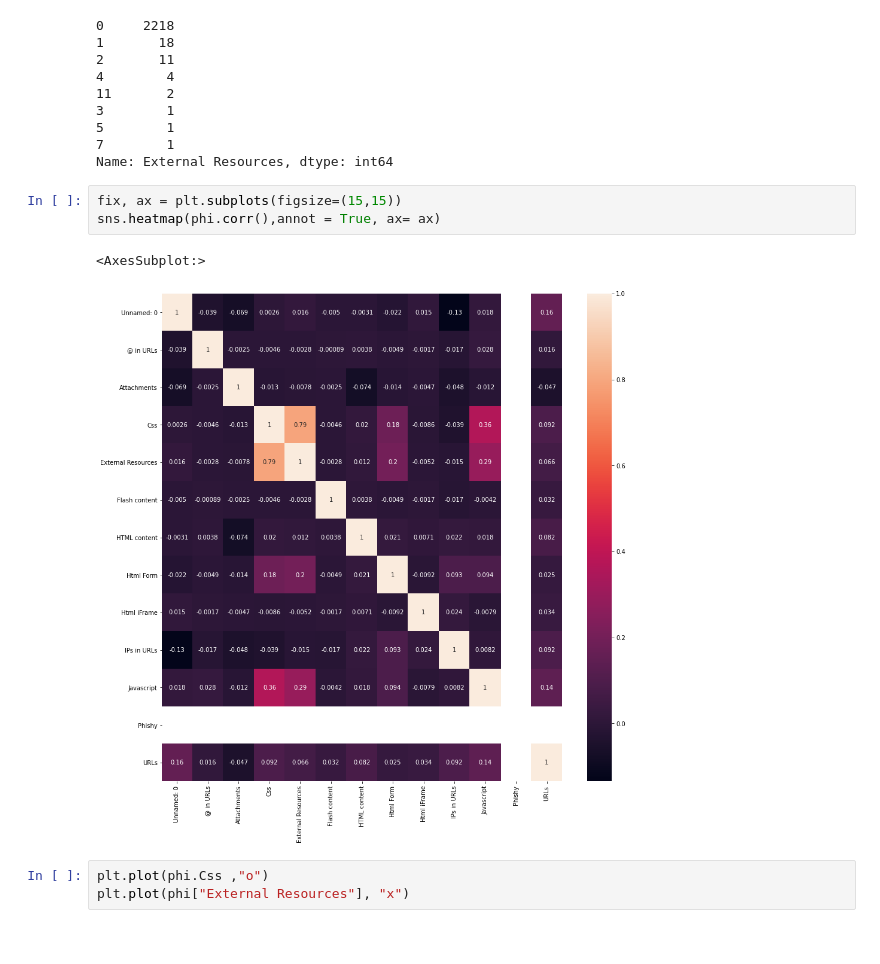
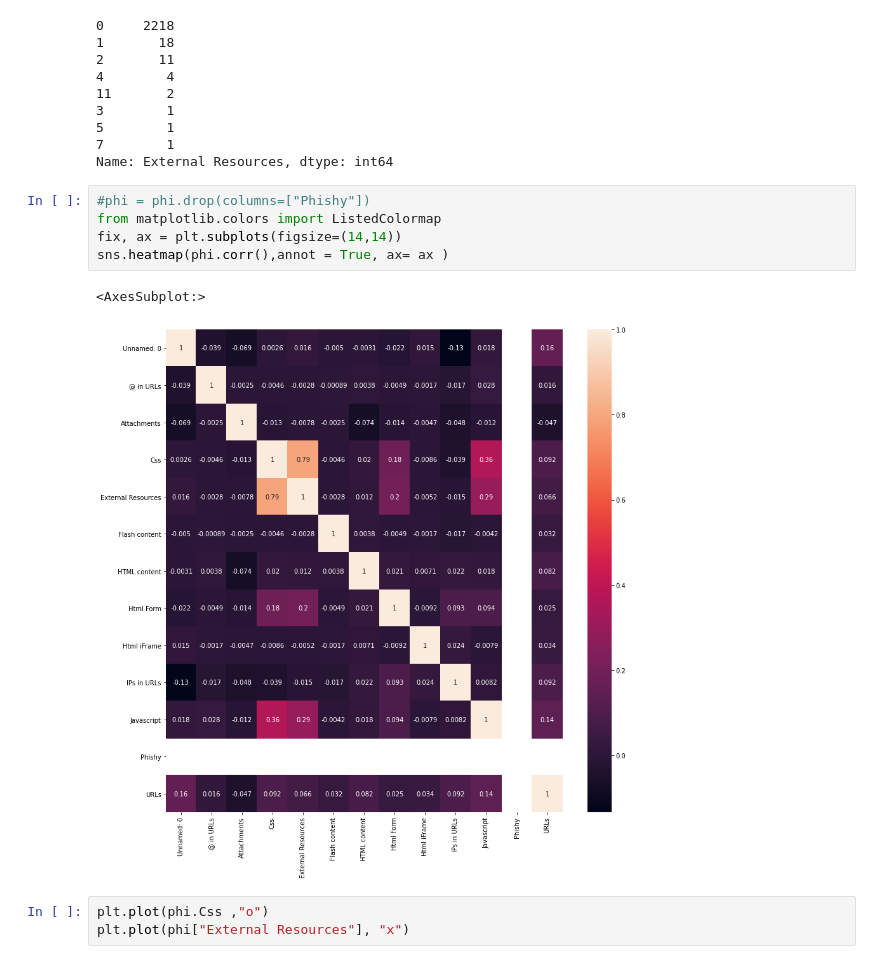
Before and after one commit to Paradis4432/Phishing-Machine-Learning, a Jupyter notebook: v1.ipynb, the cells around one changed output. Cells and saved outputs as stored; diff of their text form.

```diff
--- a/v1.ipynb
+++ b/v1.ipynb
@@ -127,11 +127,13 @@ phi["External Resources"].value_counts()
 7        1
 Name: External Resources, dtype: int64
 # %%
-fix, ax = plt.subplots(figsize=(15,15))
-sns.heatmap(phi.corr(),annot = True, ax= ax)
+#phi = phi.drop(columns=["Phishy"])
+from matplotlib.colors import ListedColormap
+fix, ax = plt.subplots(figsize=(14,14))
+sns.heatmap(phi.corr(),annot = True, ax= ax )
 # %% [output]
 <AxesSubplot:>
-[figure, old version]
+[figure, new version]
 # %%
 plt.plot(phi.Css ,"o")
 plt.plot(phi["External Resources"], "x")
```
Also changed, not shown: parts of 44 cells of this notebook.
